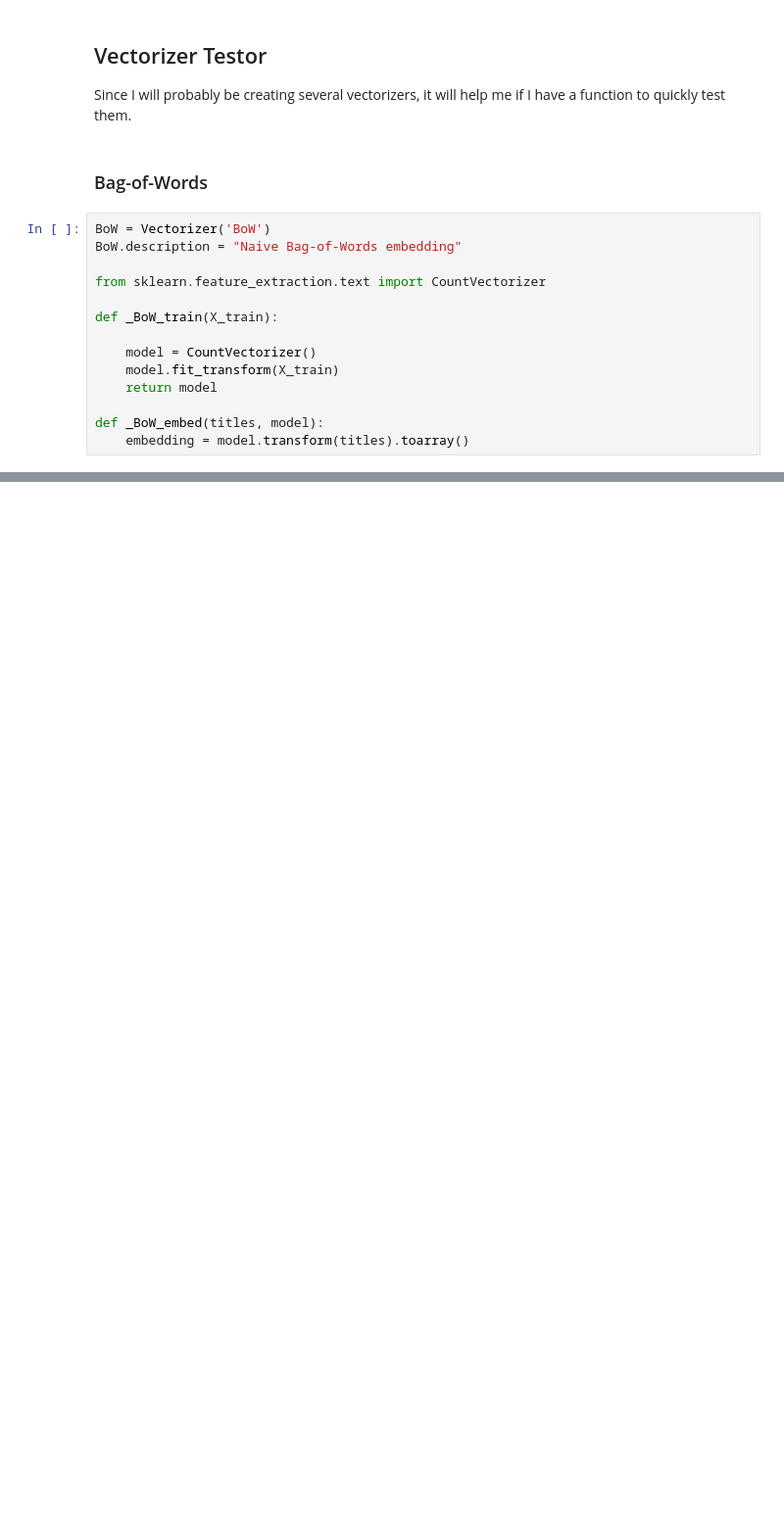
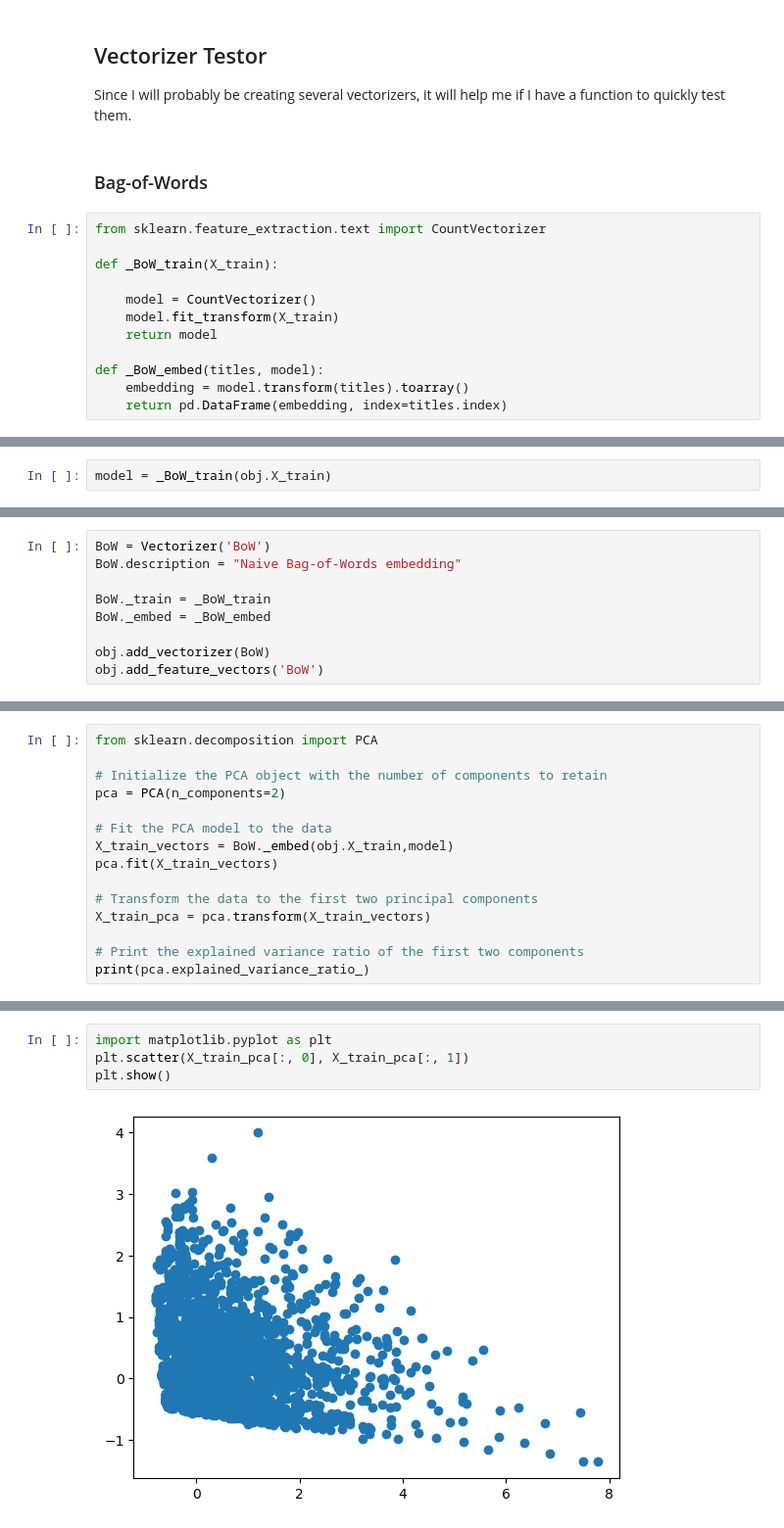
Before and after one commit to rainonej/Reddit-Projects, a Jupyter notebook: Vectorizers.ipynb, the cells around one changed output, grey strips where cells are left out. Shown: that part at 98% size. Drawn from its saved outputs; the diff is of its cells as text; blank space fills up the shorter version.

```diff
--- a/Vectorizers.ipynb
+++ b/Vectorizers.ipynb
@@ -38,9 +39,6 @@ Since I will probably be creating several vectorizers, it will help me if I have
 # %% [markdown]
 ### Bag-of-Words
 # %%
-BoW = Vectorizer('BoW')
-BoW.description = "Naive Bag-of-Words embedding"
-
 from sklearn.feature_extraction.text import CountVectorizer
 
 def _BoW_train(X_train):
@@ -51,3 +49,4 @@ def _BoW_train(X_train):
 
 def _BoW_embed(titles, model):
     embedding = model.transform(titles).toarray()
+    return pd.DataFrame(embedding, index=titles.index)
@@ -62,0 +53,2 @@ NameError: name 'Embedding' is not defined
+# %%
+model = _BoW_train(obj.X_train)
@@ -62,0 +64,9 @@ NameError: name 'Embedding' is not defined
+# %%
+BoW = Vectorizer('BoW')
+BoW.description = "Naive Bag-of-Words embedding"
+
+BoW._train = _BoW_train
+BoW._embed = _BoW_embed
+
+obj.add_vectorizer(BoW)
+obj.add_feature_vectors('BoW')
@@ -62,0 +106,15 @@ NameError: name 'Embedding' is not defined
+# %%
+from sklearn.decomposition import PCA
+
+# Initialize the PCA object with the number of components to retain
+pca = PCA(n_components=2)
+
+# Fit the PCA model to the data
+X_train_vectors = BoW._embed(obj.X_train,model)
+pca.fit(X_train_vectors)
+
+# Transform the data to the first two principal components
+X_train_pca = pca.transform(X_train_vectors)
+
+# Print the explained variance ratio of the first two components
+print(pca.explained_variance_ratio_)
@@ -62,0 +123,6 @@ NameError: name 'Embedding' is not defined
+# %%
+import matplotlib.pyplot as plt
+plt.scatter(X_train_pca[:, 0], X_train_pca[:, 1])
+plt.show()
+# %% [output]
+[figure, added]
```
Also changed, not shown: parts of 25 cells of this notebook, 2 other files.
